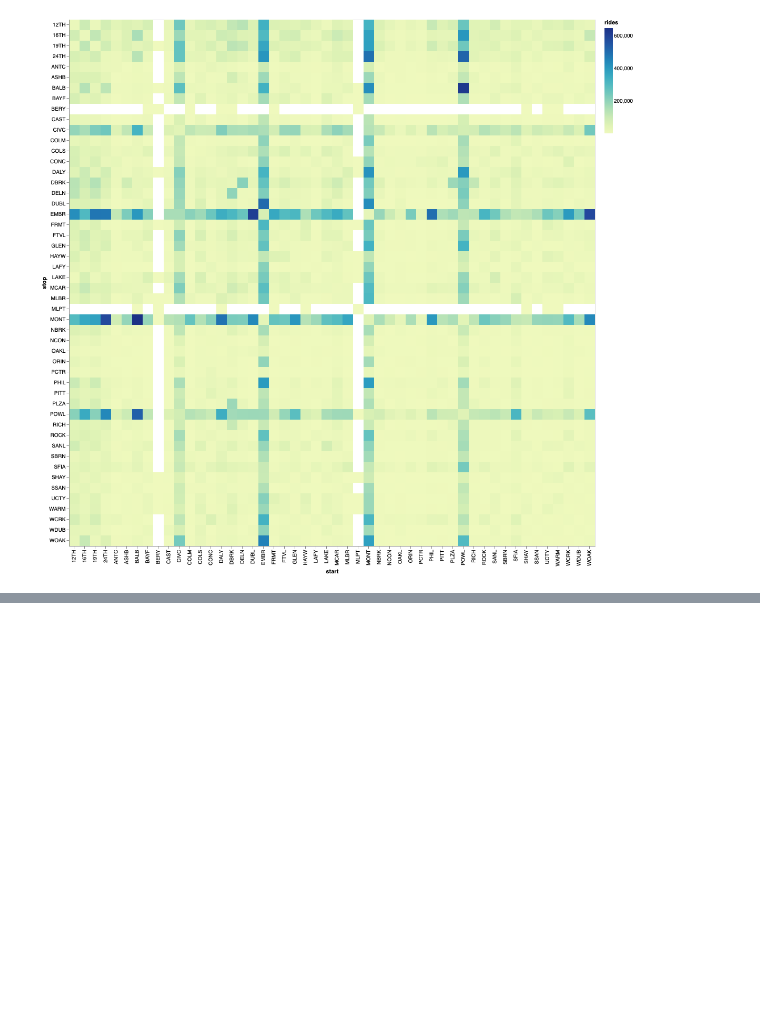
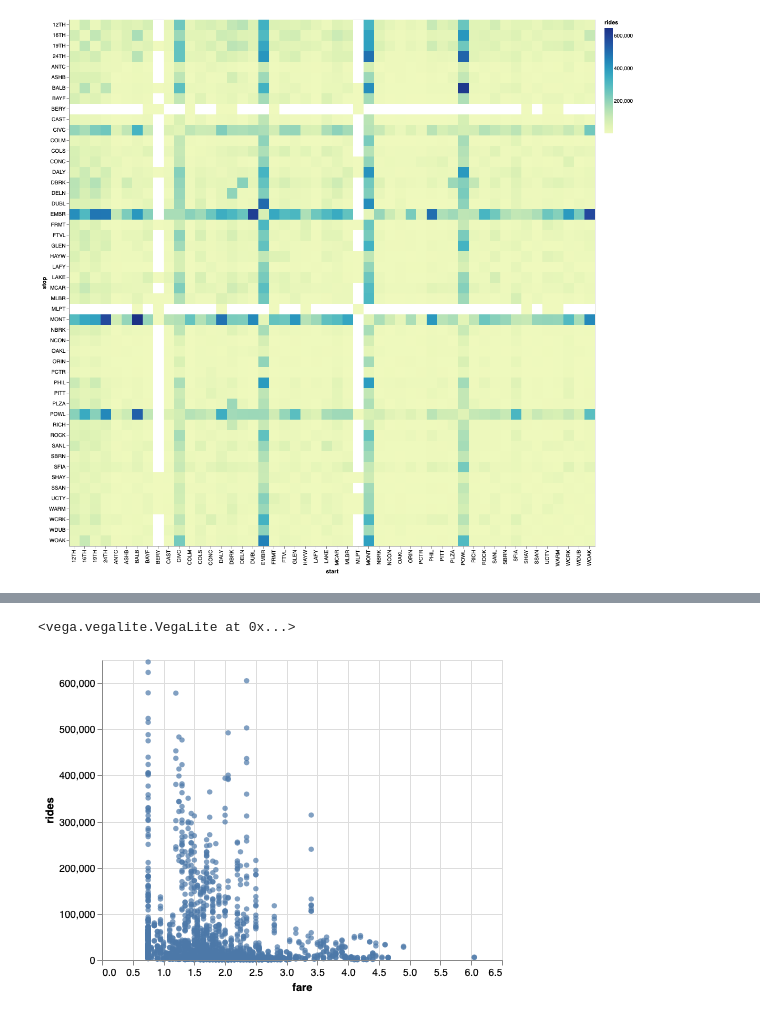
Before and after one commit to audy/bart-analysis, a Jupyter notebook: barts.ipynb, the cells around one changed output, grey strips where cells are left out. Drawn from its saved outputs; the diff is of its cells as text; code cells hidden in the pictures; blank space fills up the shorter version.

```diff
--- a/barts.ipynb
+++ b/barts.ipynb
@@ -97,0 +170,4 @@ alt.Chart(totaled).mark_rect().encode(
+# %%
+bart_fares_rides = bart_fares.merge(totaled, on=["start", "stop"])
+bart_fares_rides["revenue"] = bart_fares_rides["fare"] * bart_fares_rides["rides"]
+bart_fares_rides.head()
@@ -97,0 +181,7 @@ alt.Chart(totaled).mark_rect().encode(
+# %%
+alt.Chart(bart_fares_rides).mark_circle().encode(
+    x="fare", y="rides", tooltip=["start", "stop", "fare", "rides"],
+)
+# %% [output]
+<vega.vegalite.VegaLite at 0x...>
+[figure, added]
```
Also changed, not shown: parts of 19 cells of this notebook.
